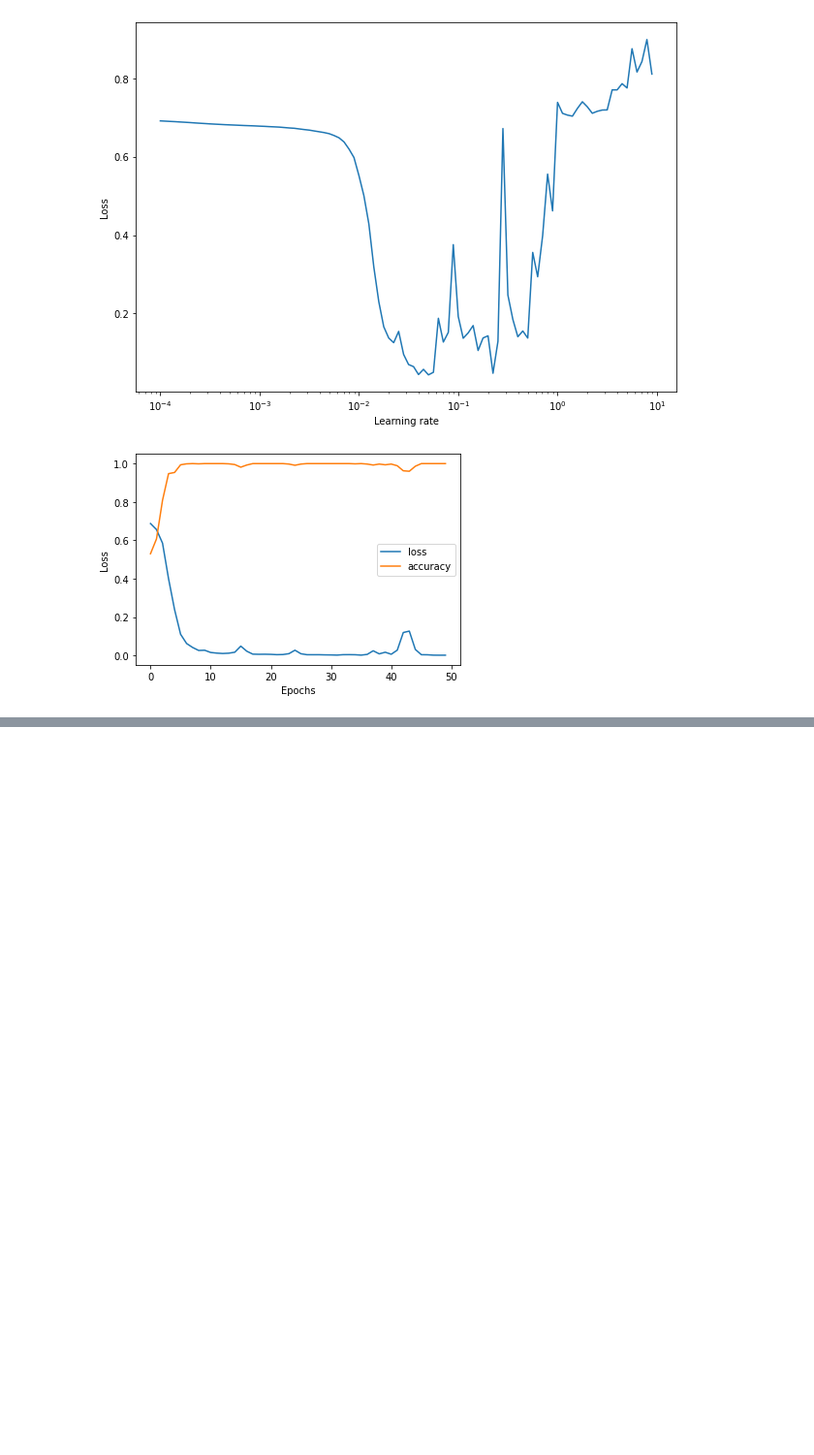
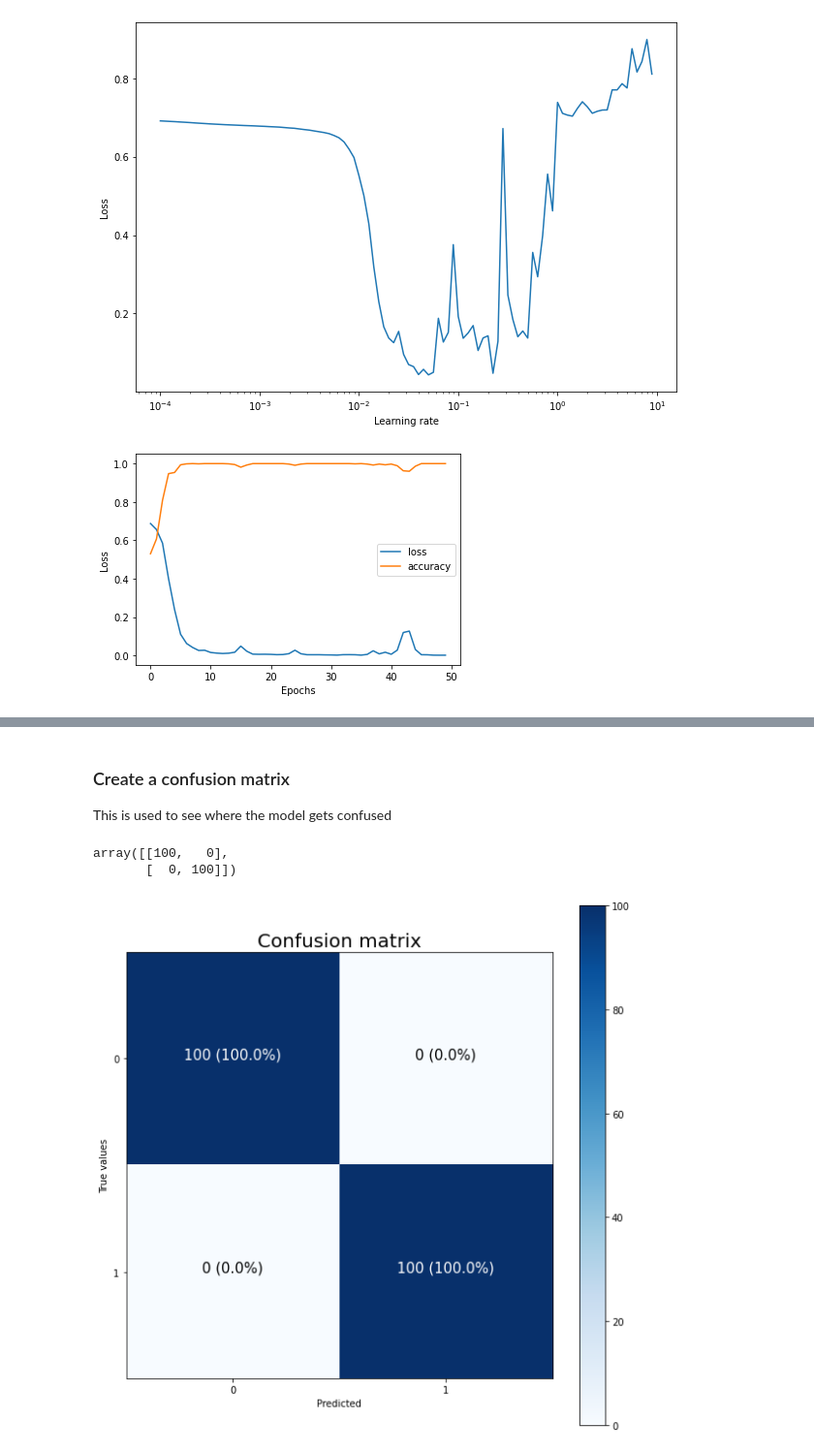
Before and after one commit to sixpounder/notebooks, a Jupyter notebook: 02_Classification.ipynb, the cells around one changed output, grey strips where cells are left out. Shown at 97% size. Cells and saved outputs as stored; diff of their text form; code cells hidden in the pictures; blank space fills up the shorter version.

```diff
--- a/02_Classification.ipynb
+++ b/02_Classification.ipynb
@@ -290,0 +275,40 @@ model_6.evaluate(X_test, y_test)
+# %% [markdown]
+### Create a confusion matrix
+
+This is used to see where the model gets confused
+# %%
+from sklearn.metrics import confusion_matrix
+
+y_pred = model_6.predict(X_test)
+confusion_matrix = confusion_matrix(y_test, tf.round(y_pred))
+confusion_matrix
+# %% [output]
+array([[100,   0],
+       [  0, 100]])
+# %%
+import numpy as np
+import itertools
+
+cm_norm = confusion_matrix.astype("float") / confusion_matrix.sum(axis=1)[:, np.newaxis]
+n_classes = confusion_matrix.shape[0]
+
+fig, ax = plt.subplots(figsize=(10, 10))
+cax = ax.matshow(confusion_matrix, cmap=plt.cm.Blues)
+fig.colorbar(cax)
+
+labels = np.arange(confusion_matrix.shape[0])
+ax.set(title="Confusion matrix", xlabel="Predicted", ylabel="True values", xticks=np.arange(n_classes), yticks=np.arange(n_classes), xticklabels=labels, yticklabels=labels)
+ax.xaxis.set_label_position("bottom")
+ax.xaxis.tick_bottom()
+ax.title.set_size(20)
+
+threshold = (confusion_matrix.max() + confusion_matrix.min()) / 2
+
+for i, j in itertools.product(range(confusion_matrix.shape[0]), range(confusion_matrix.shape[1])):
+    plt.text(j, i, f"{confusion_matrix[i, j]} ({cm_norm[i, j] * 100:.1f}%)",
+                horizontalalignment="center",
+                color="white" if confusion_matrix[i, j] > threshold else "black",
+                size=15
+            )
+# %% [output]
+[figure, added]
```
Also changed, not shown: parts of 23 cells of this notebook, 4 other files.
